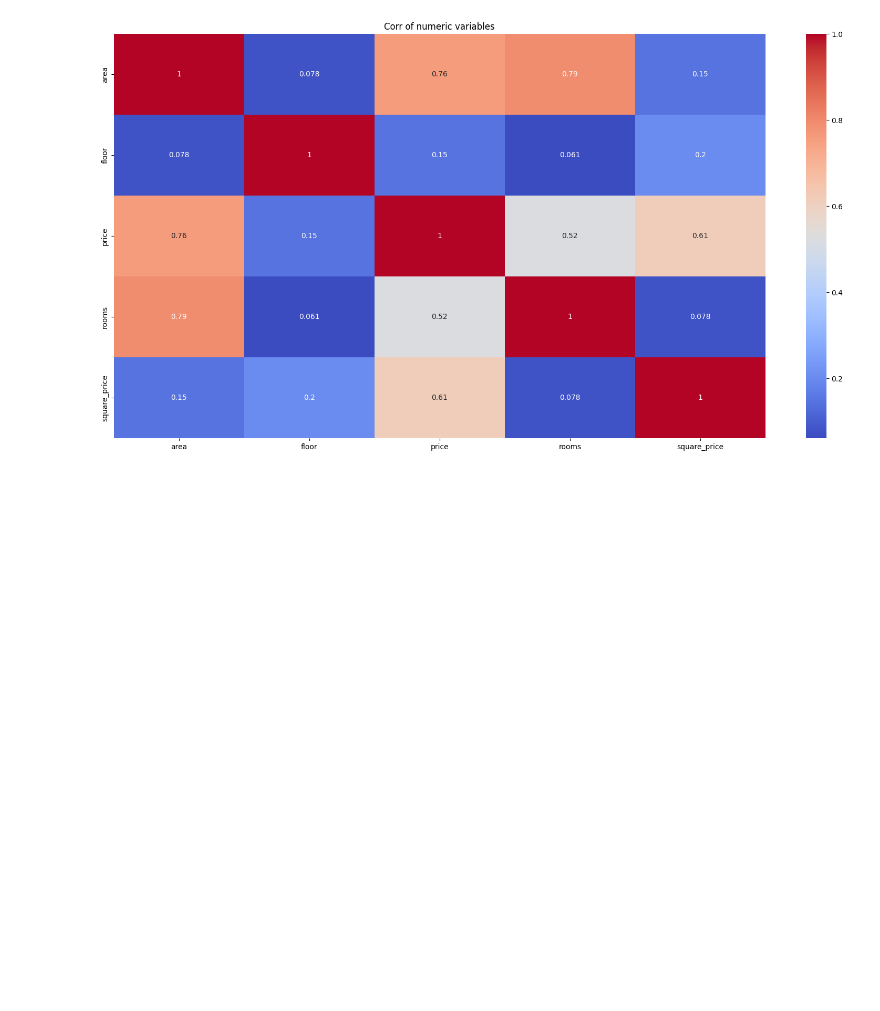
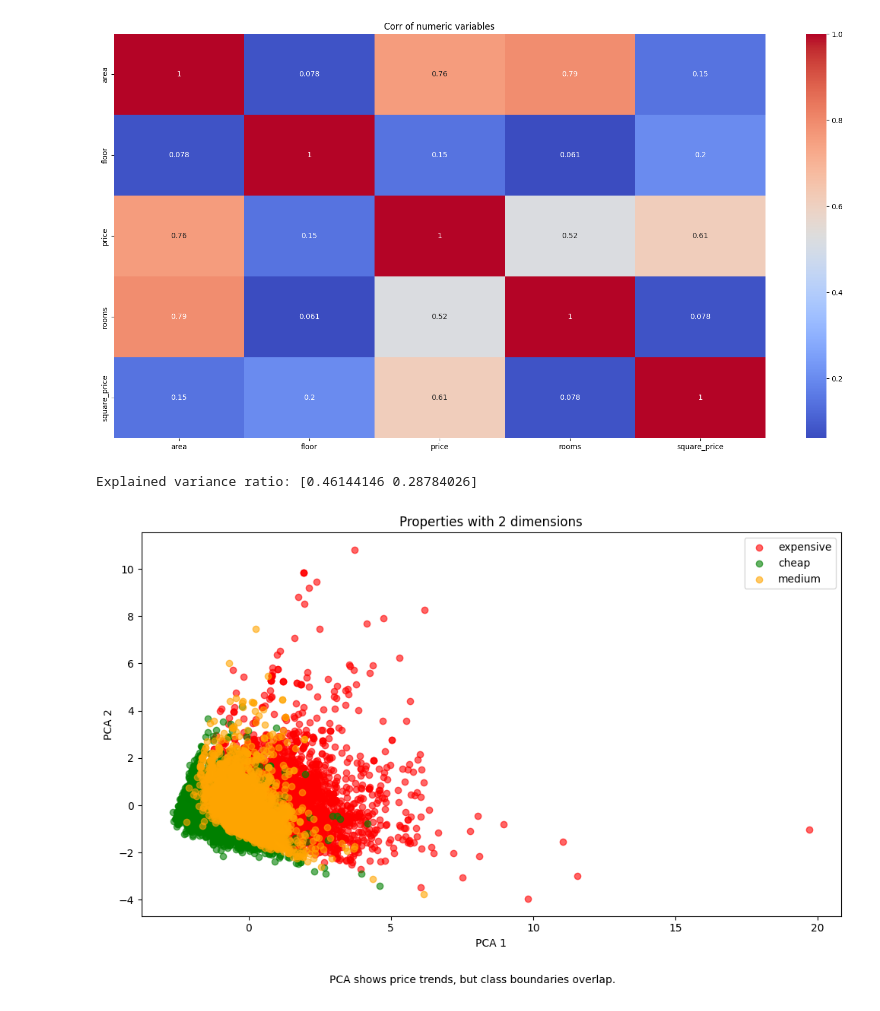
Before and after one commit to dobrosavljevicnenad/DataScience-Apartments, a Jupyter notebook: apartments.ipynb, the cells around one changed output. Cells and saved outputs as stored; diff of their text form; code cells hidden in the pictures; blank space fills up the shorter version.

```diff
--- a/apartments.ipynb
+++ b/apartments.ipynb
@@ -372,0 +388,39 @@ plt.show()
+# %%
+df_pca = df.copy()
+
+df_pca['price_category'] = pd.qcut(df_pca['price'], q=3, labels=['cheap', 'medium', 'expensive'])
+
+X = df_pca[['area', 'floor', 'rooms', 'square_price']]
+
+y = df_pca['price_category']
+
+scaler = StandardScaler()
+X_scaled = scaler.fit_transform(X)
+# %%
+pca = PCA(n_components=2)
+X_pca = pca.fit_transform(X_scaled)
+
+print("Explained variance ratio:", pca.explained_variance_ratio_)
+# %% [output]
+Explained variance ratio: [0.46144146 0.28784026]
+# %%
+plt.figure(figsize=(10,6))
+colors = {'cheap':'green', 'medium':'orange', 'expensive':'red'}
+
+for cat in y.unique():
+    subset = X_pca[y==cat]
+    plt.scatter(subset[:,0], subset[:,1], c=colors[cat], label=cat, alpha=0.6)
+
+plt.xlabel('PCA 1')
+plt.ylabel('PCA 2')
+plt.title('Properties with 2 dimensions')
+plt.legend()
+
+plt.figtext(0.5, -0.05,
+            "PCA shows price trends, but class boundaries overlap.",
+            ha="center", fontsize=10, wrap=True)
+
+plt.tight_layout()
+plt.show()
+# %% [output]
+[figure, added]
```
Also changed, not shown: parts of 2 cells of this notebook.
